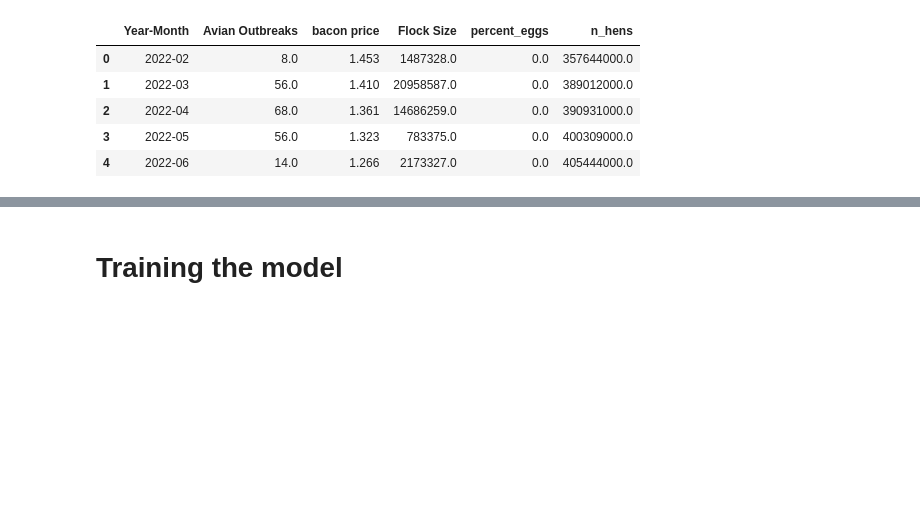
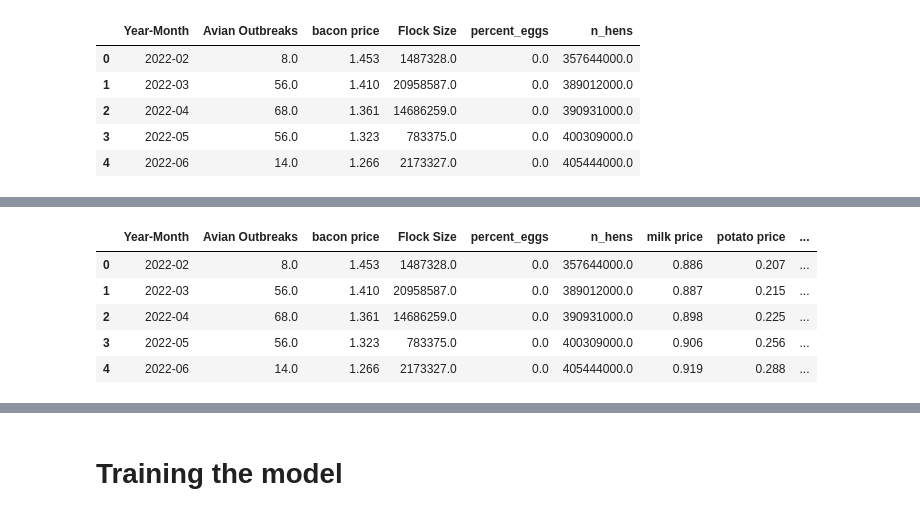
Before and after one commit to xeniachen-01/142a-eggs, a Jupyter notebook: project.ipynb, the cells around one changed output, grey strips where cells are left out. Drawn from its saved outputs; the diff is of its cells as text; code cells hidden in the pictures; blank space fills up the shorter version.

```diff
--- a/project.ipynb
+++ b/project.ipynb
@@ -201,0 +242,16 @@ X.head()
+# %%
+# Import potato prices data
+potato_prices = pd.read_excel("potato prices.xlsx", sheet_name="Monthly")
+potato_prices.head()
+
+# Rename the second column to "potato price"
+potato_prices = potato_prices.rename(columns={potato_prices.columns[1]: "potato price"})
+potato_prices.head()
+
+# Convert the date column to datetime format
+potato_prices['observation_date'] = pd.to_datetime(potato_prices['observation_date'])
+
+# Group by year and month, and calculate the mean potato price
+potato_prices['year_month'] = potato_prices['observation_date'].dt.to_period('M')
+potato_prices_grouped = potato_prices.groupby('year_month')['potato price'].mean().reset_index()
+potato_prices_grouped.head()
@@ -201,0 +265,6 @@ X.head()
+# %%
+# Merge X with potato_prices_grouped on Year-Month
+X = pd.concat([X, potato_prices_grouped], axis=1)
+# Drop year_month column from X
+X = X.drop(columns=["year_month"])
+X.head()
@@ -201,0 +280,4 @@ X.head()
+# %%
+# Import the soybean prices csv but only rows 16 to 14237, where row 16 is header
+soybean_prices = pd.read_csv('soybean-prices-historical-chart-data.csv', skiprows=15, nrows=14222)
+soybean_prices.head()
@@ -201,0 +291,10 @@ X.head()
+# %%
+# Rename the column to remove leading/trailing spaces
+soybean_prices.rename(columns=lambda x: x.strip(), inplace=True)
+
+# Convert the date column to datetime format
+soybean_prices['date'] = pd.to_datetime(soybean_prices['date'])
+soybean_prices['year-month'] = soybean_prices['date'].dt.to_period('M')
+# Group by year and month, and calculate the mean soybean price
+soybean_prices_grouped = soybean_prices.groupby('year-month')['value'].mean().reset_index()
+soybean_prices_grouped.head()
@@ -201,0 +308,13 @@ X.head()
+# %%
+# Merge X and soybean_prices_grouped on Year-Month
+X = pd.concat([X, soybean_prices_grouped], axis=1)
+# Drop Year-Month column from X
+X = X.drop(columns=["year-month"])
+X.head()
+# %% [output]
+|  | Year-Month | Avian Outbreaks | bacon price | Flock Size | percent_eggs | n_hens | milk price | potato price | ... |
+| 0 | 2022-02 | 8.0 | 1.453 | 1487328.0 | 0.0 | 357644000.0 | 0.886 | 0.207 | ... |
+| 1 | 2022-03 | 56.0 | 1.410 | 20958587.0 | 0.0 | 389012000.0 | 0.887 | 0.215 | ... |
+| 2 | 2022-04 | 68.0 | 1.361 | 14686259.0 | 0.0 | 390931000.0 | 0.898 | 0.225 | ... |
+| 3 | 2022-05 | 56.0 | 1.323 | 783375.0 | 0.0 | 400309000.0 | 0.906 | 0.256 | ... |
+| 4 | 2022-06 | 14.0 | 1.266 | 2173327.0 | 0.0 | 405444000.0 | 0.919 | 0.288 | ... |
```
Also changed, not shown: parts of 12 cells of this notebook.
